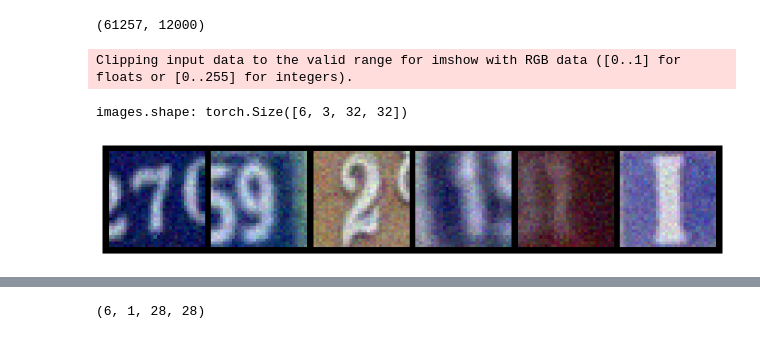
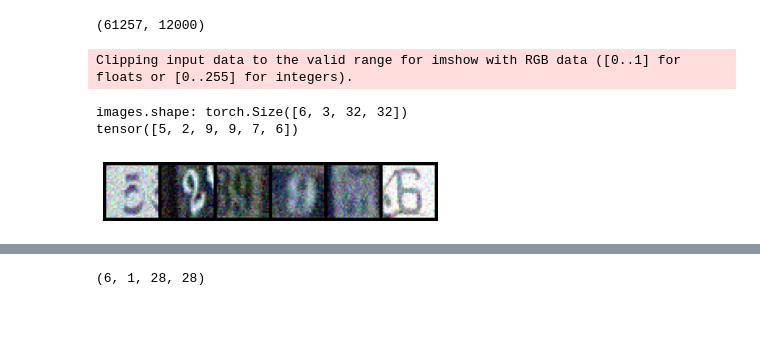
Before and after one commit to petarcalic99/PROJECT-Proof_Of_Liveness, a Jupyter notebook: Experiments/PyTorchDataSets_Study.ipynb, the cells around one changed output, grey strips where cells are left out. Cells and saved outputs as stored; diff of their text form; code cells hidden in the pictures.

```diff
--- a/Experiments/PyTorchDataSets_Study.ipynb
+++ b/Experiments/PyTorchDataSets_Study.ipynb
@@ -39,7 +39,7 @@ bird  truck horse plane frog  ship
 # %%
 #Lets create some Gaussian noise
 
-def add_noise(data, mu=0, sigma=0.1):
+def add_noise(data, mu=0, sigma=0.3):
     nbB = data.shape[0] * data.shape[1] * data.shape[2] * data.shape[3]
     s = np.random.normal(mu, sigma, nbB)
     test = 0
@@ -164,20 +168,21 @@ len(train_ds), len(val_ds)
 # %%
 trainLoaderSvhn = torch.utils.data.DataLoader(train_ds, batch_size = 6, shuffle=True, num_workers=4, pin_memory=True)
 # %%
-for ima, _ in trainLoaderSvhn:
+for ima, l in trainLoaderSvhn:
     print('images.shape:', ima.shape)
     imagesSVnp = ima.numpy()
     imagesSVnpC = imagesSVnp.copy()
 
-    dataSVNoisy = add_noise(imagesSVnpC, sigma = 0.05)
+    dataSVNoisy = add_noise(imagesSVnpC, sigma = 0.1)
     dataSVNoisy = torch.from_numpy(dataSVNoisy)
 
     #plotting
-    plt.figure(figsize=(12,6))
     plt.axis('off')
     plt.imshow(torchvision.utils.make_grid(dataSVNoisy, nrow=6).permute((1, 2, 0)))
+    print(l)
     break
 # %% [output]
 Clipping input data to the valid range for imshow with RGB data ([0..1] for floats or [0..255] for integers).
 images.shape: torch.Size([6, 3, 32, 32])
+tensor([5, 2, 9, 9, 7, 6])
-[figure, old version]
+[figure, new version]
```
Also changed, not shown: parts of 16 cells of this notebook.
